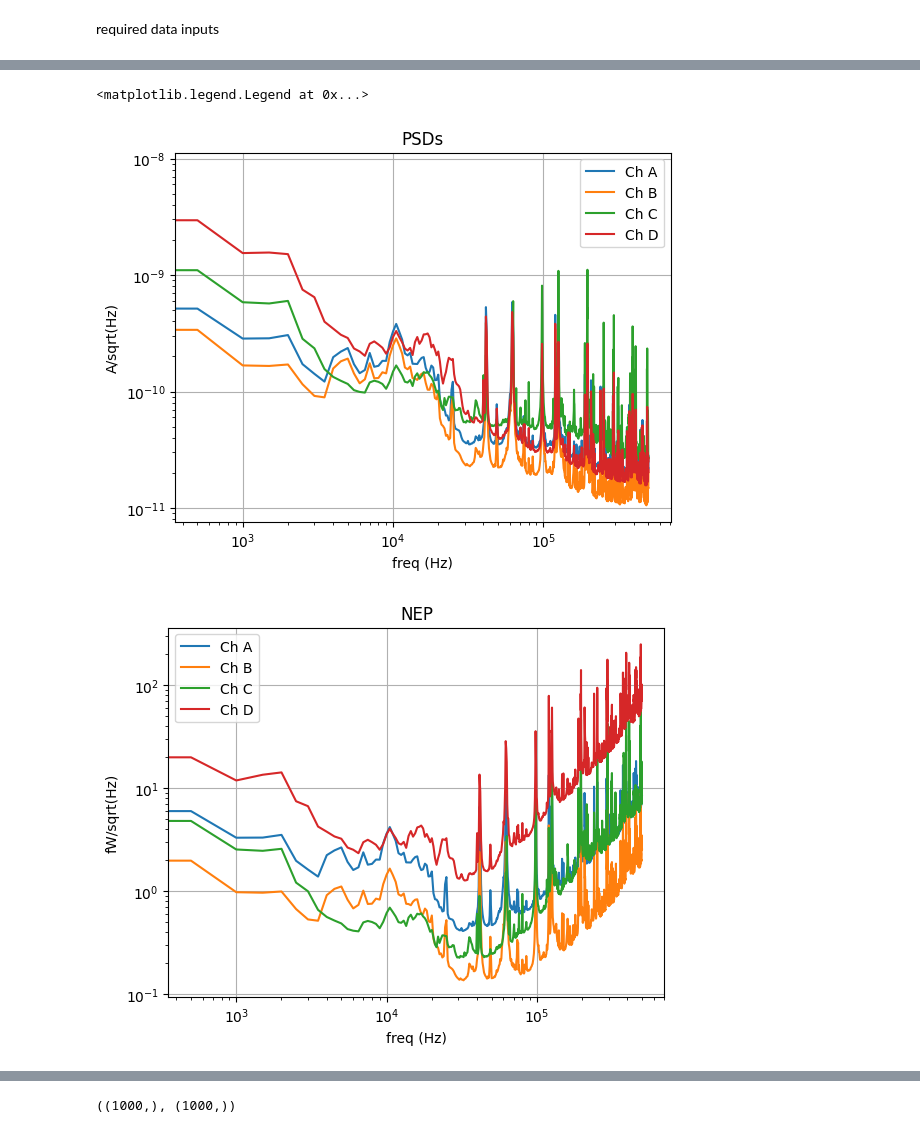
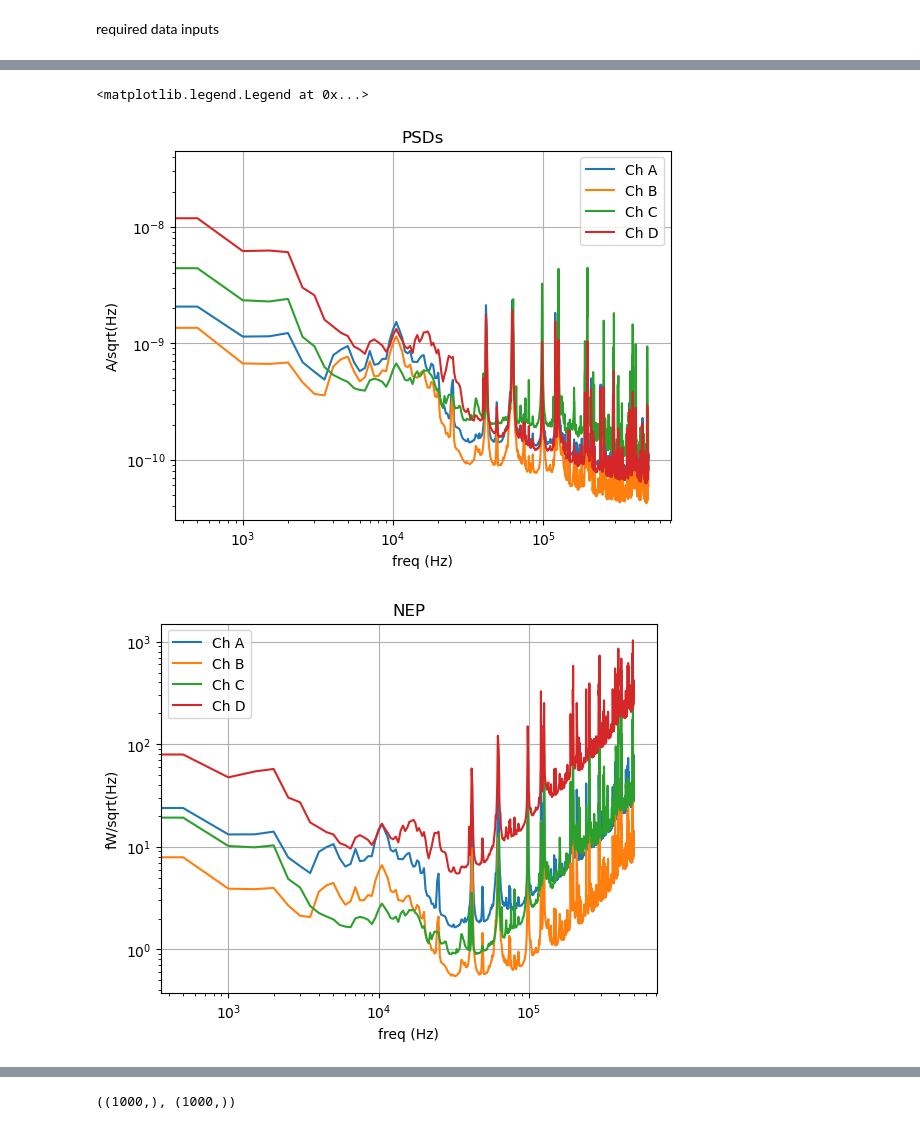
Before and after one commit to tamu-edu/tes_noise, a Jupyter notebook: dPdI.ipynb, the cells around one changed output, grey strips where cells are left out. Drawn from its saved outputs; the diff is of its cells as text; code cells hidden in the pictures.

```diff
--- a/dPdI.ipynb
+++ b/dPdI.ipynb
@@ -41,3 +29,5 @@ C:/Users/MINER/Documents
+# %%
+folder_base = '/Users/ajbiffl/Documents/CDMS/oxford_fridge'
 # %%
 import warnings
 warnings.filterwarnings('ignore')
@@ -49,14 +39,8 @@ required data inputs
 #with open('./ibis_data/local/20241108-0001_results.dat', 'rb') as f:
 #    ibis, ivfits, tr_fits = pickle.load(f)
 
-if 0:
-    with open('C:/Users/MINER/Documents/B13 Cryolab/Run3/dIdV Data/20250419_results.dat', 'rb') as f:
-        didvfit = pickle.load(f)
-
-    channels = 'ACD'
-
-elif 1:
-    with open('C:/Users/MINER/Documents/B13 Cryolab/Run4/dIdV Data/20250516_results.dat', 'rb') as f:
+if 1:
+    with open(folder_base + '/Run4/dIdV Data/20250516_results.dat', 'rb') as f:
 
         didvfit = pickle.load(f)
 
@@ -69,15 +53,17 @@ else:
     channels = 'ABCD'
 
 
-with open('C:/Users/MINER/Documents/B13 Cryolab/Run4/dIdV Data/20250516_numerical_dpdi.dat', 'rb') as f:
+with open(folder_base + '/Run4/dIdV Data/20250516_numerical_dpdi.dat', 'rb') as f:
 
     dpdi_num = pickle.load(f)
 
 # needed for power spectrum of pulse
-psd_path = 'E:/Run4/ContactFreeGe_ChsABCD_0V/Analysis 0/'
-
-template_path = 'E:/Run4/ContactFreeGe_ChsABCD_0V/Analysis 0/' # saturday
-template_path2 = 'E:/Run4/ContactFreeGe_ChsABCD_0V/Analysis 0/' # saturday
+#psd_path = 'E:/Run4/ContactFreeGe_ChsABCD_0V/Analysis 0/'
+psd_path = folder_base + '/Run4/Analysis 0/'
+template_path = folder_base + '/Run4/Analysis 0/'
+template_path2 = folder_base + '/Run4/Analysis 0/'
+#template_path = 'E:/Run4/ContactFreeGe_ChsABCD_0V/Analysis 0/' # saturday
+#template_path2 = 'E:/Run4/ContactFreeGe_ChsABCD_0V/Analysis 0/' # saturday
 
 
 # needed for phonon collection efficiency calc
@@ -112,13 +98,21 @@ D - 2.78e-6 (cutting D)
 
 
 # position of peaks in calibration (OF height where peak occurs)
-peak_positions = {
-    'A': 9.98e-7,
-    'B': 4.485e-7,
-    'C': 1.918e-6, #6.47901e-8,
-    'D': 3.451e-6, #5.42406e-8,
+peak_positions2 = { # idk
+    'A': 2*9.98e-7,
+    'B': 2*4.485e-7,
+    'C': 2*2.844e-6, #6.47901e-8,
+    'D': 2*5.458e-6, #5.42406e-8,
 }
 
+peak_positions = { # SSE and chi2 cut, full partition cuts
+    'A': 2*4.34e-7,
+    'B': 2*2.402e-7,
+    'C': 2*1.131e-6, #6.47901e-8,
+    'D': 2*1.39e-6, #5.42406e-8,
+}
+
+
 peak_energy = 59.54 # energy of peak (keV)
 # %%
 for c in 'ABCD':
@@ -153,7 +127,7 @@ didvfit["A"][3]
 
 def read_PSD(filename, nsamples, trace_length):
     fs = nsamples/trace_length
-    psd = np.loadtxt(filename)
+    psd = 4*np.loadtxt(filename)
     fs, _ = qp.utils.fold_spectrum(qp.utils.fft(np.zeros(2*psd.size-2), fs = fs)[0], fs = fs)
     return fs, psd
 
@@ -161,35 +135,35 @@ fig1, ax1 = plt.subplots(1,1)
 ax1.set_title('PSDs')
 
 fig2, ax2 = plt.subplots(1,1)
 ax2.set_title('NEP')
 
 
 dpdi = {}
 
 for chan in channels:
     fs, psd = read_PSD(psd_path + f'PSD/Ch {chan} PSD.txt', nsamples = 1000_000, trace_length = 1)
     dpdi[chan], dpdi_err = qp.get_dPdI_with_uncertainties(fs, didvfit[chan][3])
 
     #np.savetxt(psd_data_output_dir + f'Ch{chan}.txt', abs(dpdi[chan]))
 
     ax1.plot(fs, psd, label = f'Ch {chan}')
     ax2.plot(fs, 1e15*psd*abs(dpdi[chan]), label = f'Ch {chan}')
 
 
 ax1.grid()
 ax2.grid()
 ax1.loglog()
 ax2.loglog()
 ax1.set_xlabel('freq (Hz)')
 ax2.set_xlabel('freq (Hz)')
 ax1.set_ylabel('A/sqrt(Hz)')
 ax2.set_ylabel('fW/sqrt(Hz)')
 ax1.legend()
 ax2.legend()
 # %% [output]
 <matplotlib.legend.Legend at 0x...>
-[figure, old version]
+[figure, new version]
-[figure, old version]
+[figure, new version]
 # %%
 plt.figure()
 plt.loglog()
```
Also changed, not shown: parts of 27 cells of this notebook, 1 other file.
